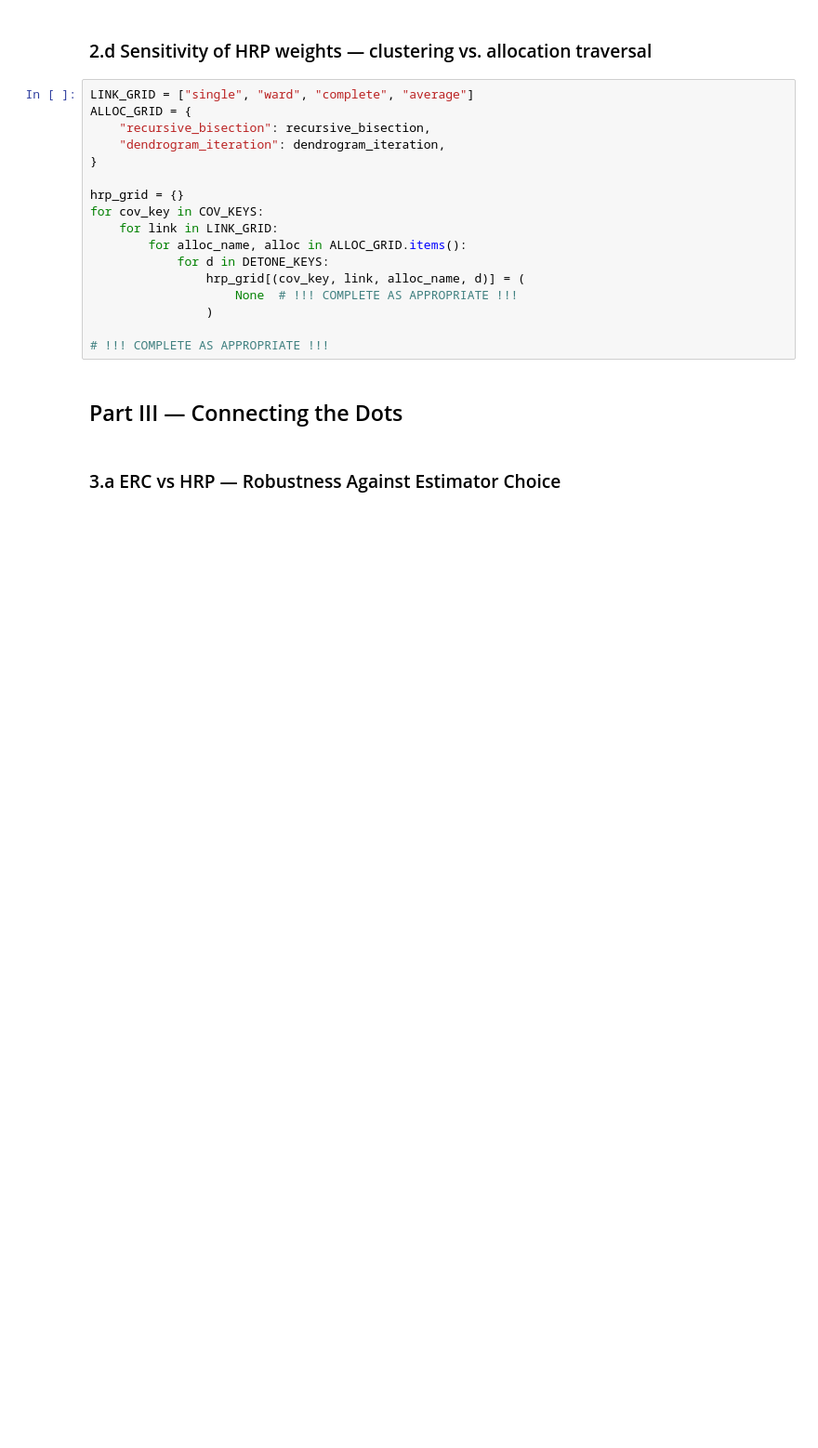
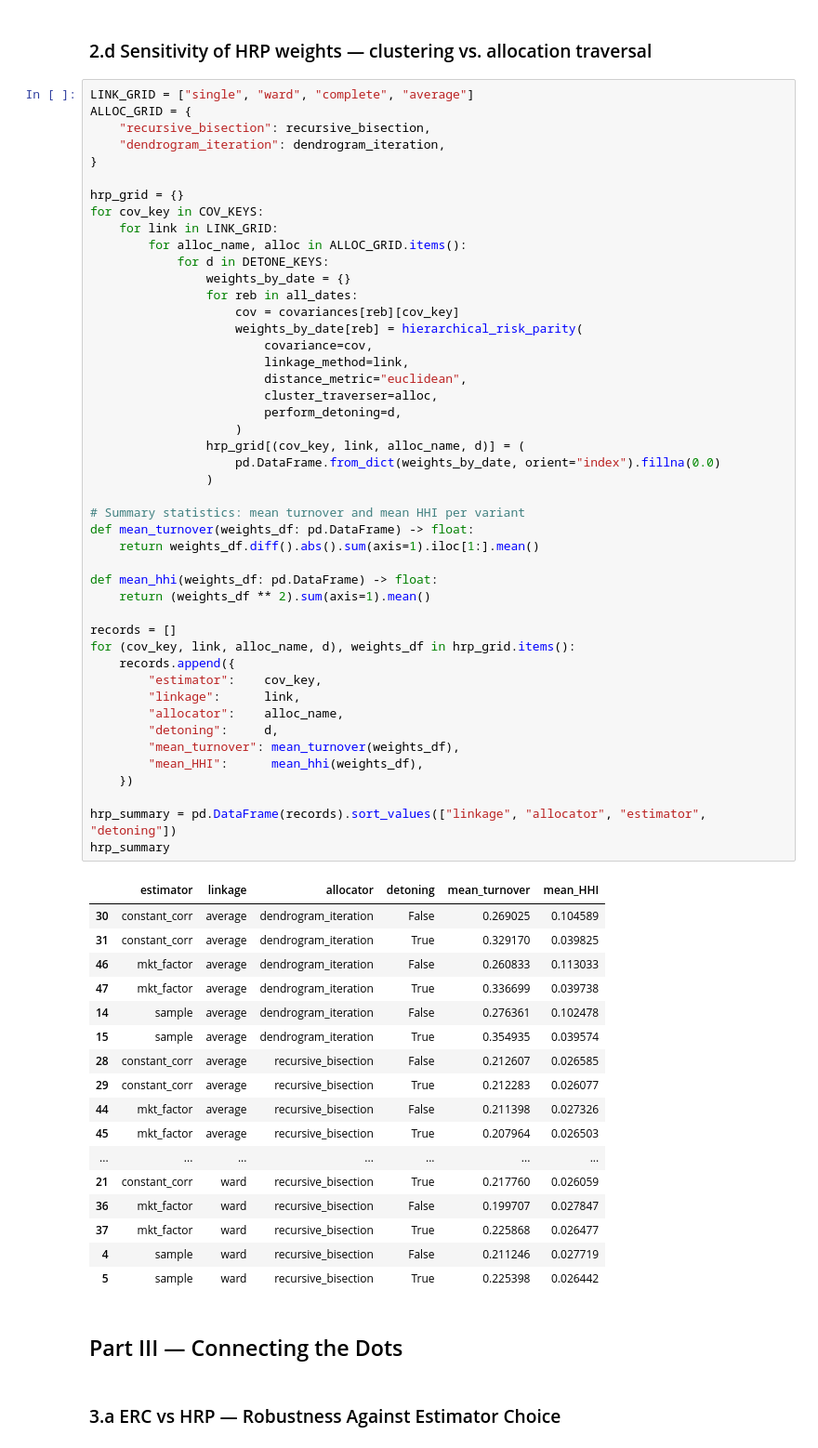
Before and after one commit to giacomocosta0101-png/Assignment_4_b, a Jupyter notebook: ex4b_notebook.ipynb, the cells around one changed output. Shown at 93% size. Saved outputs shown, nothing was run; the diff lists cells and outputs as text; blank space fills up the shorter version.

```diff
--- a/ex4b_notebook.ipynb
+++ b/ex4b_notebook.ipynb
@@ -329,20 +415,67 @@ focus_table.T
 # %%
 LINK_GRID = ["single", "ward", "complete", "average"]
 ALLOC_GRID = {
     "recursive_bisection": recursive_bisection,
     "dendrogram_iteration": dendrogram_iteration,
 }
 
 hrp_grid = {}
 for cov_key in COV_KEYS:
     for link in LINK_GRID:
         for alloc_name, alloc in ALLOC_GRID.items():
             for d in DETONE_KEYS:
+                weights_by_date = {}
+                for reb in all_dates:
+                    cov = covariances[reb][cov_key]
+                    weights_by_date[reb] = hierarchical_risk_parity(
+                        covariance=cov,
+                        linkage_method=link,
+                        distance_metric="euclidean",
+                        cluster_traverser=alloc,
+                        perform_detoning=d,
+                    )
                 hrp_grid[(cov_key, link, alloc_name, d)] = (
-                    None  # !!! COMPLETE AS APPROPRIATE !!!
+                    pd.DataFrame.from_dict(weights_by_date, orient="index").fillna(0.0)
                 )
 
-# !!! COMPLETE AS APPROPRIATE !!!
+# Summary statistics: mean turnover and mean HHI per variant
+def mean_turnover(weights_df: pd.DataFrame) -> float:
+    return weights_df.diff().abs().sum(axis=1).iloc[1:].mean()
+
+def mean_hhi(weights_df: pd.DataFrame) -> float:
+    return (weights_df ** 2).sum(axis=1).mean()
+
+records = []
+for (cov_key, link, alloc_name, d), weights_df in hrp_grid.items():
+    records.append({
+        "estimator":    cov_key,
+        "linkage":      link,
+        "allocator":    alloc_name,
+        "detoning":     d,
+        "mean_turnover": mean_turnover(weights_df),
+        "mean_HHI":      mean_hhi(weights_df),
+    })
+
+hrp_summary = pd.DataFrame(records).sort_values(["linkage", "allocator", "estimator", "detoning"])
+hrp_summary
+# %% [output]
+|  | estimator | linkage | allocator | detoning | mean_turnover | mean_HHI |
+| 30 | constant_corr | average | dendrogram_iteration | False | 0.269025 | 0.104589 |
+| 31 | constant_corr | average | dendrogram_iteration | True | 0.329170 | 0.039825 |
+| 46 | mkt_factor | average | dendrogram_iteration | False | 0.260833 | 0.113033 |
+| 47 | mkt_factor | average | dendrogram_iteration | True | 0.336699 | 0.039738 |
+| 14 | sample | average | dendrogram_iteration | False | 0.276361 | 0.102478 |
+| 15 | sample | average | dendrogram_iteration | True | 0.354935 | 0.039574 |
+| 28 | constant_corr | average | recursive_bisection | False | 0.212607 | 0.026585 |
+| 29 | constant_corr | average | recursive_bisection | True | 0.212283 | 0.026077 |
+| 44 | mkt_factor | average | recursive_bisection | False | 0.211398 | 0.027326 |
+| 45 | mkt_factor | average | recursive_bisection | True | 0.207964 | 0.026503 |
+| ... | ... | ... | ... | ... | ... | ... |
+| 21 | constant_corr | ward | recursive_bisection | True | 0.217760 | 0.026059 |
+| 36 | mkt_factor | ward | recursive_bisection | False | 0.199707 | 0.027847 |
+| 37 | mkt_factor | ward | recursive_bisection | True | 0.225868 | 0.026477 |
+| 4 | sample | ward | recursive_bisection | False | 0.211246 | 0.027719 |
+| 5 | sample | ward | recursive_bisection | True | 0.225398 | 0.026442 |
 # %% [markdown]
 ## Part III — Connecting the Dots
 # %% [markdown]
```
Also changed, not shown: parts of 6 cells of this notebook.
